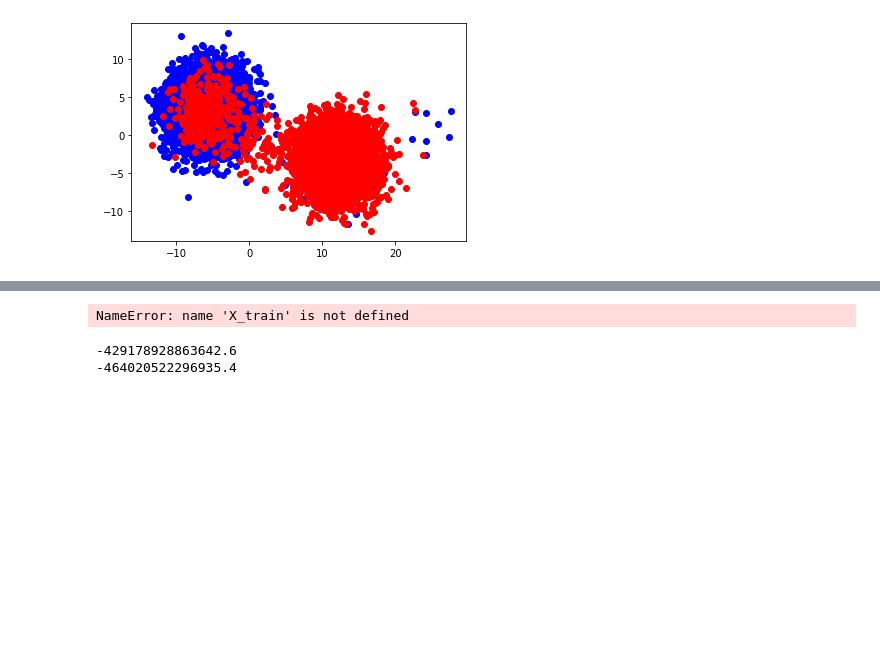
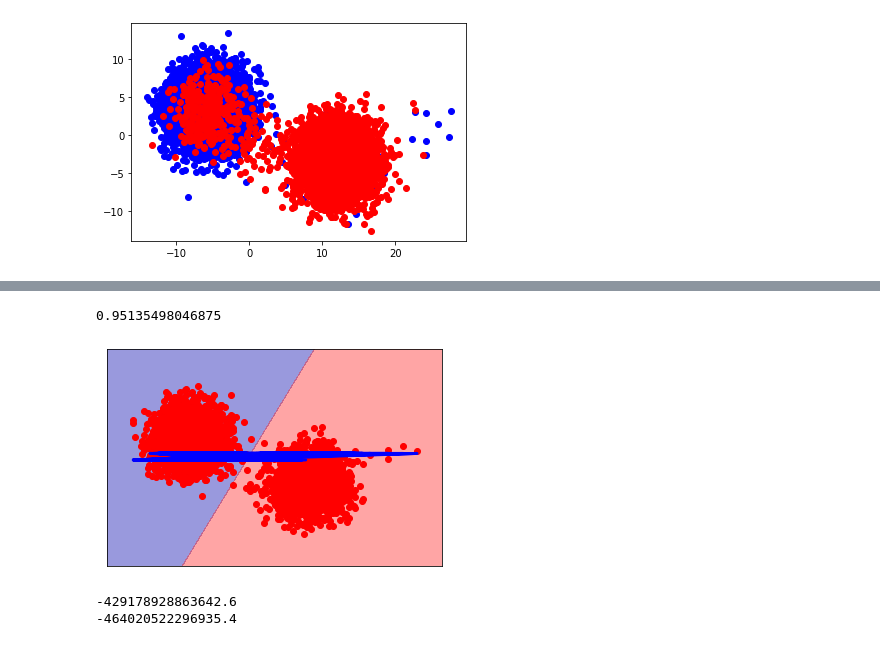
Before and after one commit to Raijeku/PI2, a Jupyter notebook: classification_tests.ipynb, the cells around one changed output, grey strips where cells are left out. Drawn from its saved outputs; the diff is of its cells as text; code cells hidden in the pictures; blank space fills up the shorter version.

```diff
--- a/classification_tests.ipynb
+++ b/classification_tests.ipynb
@@ -73,14 +71,16 @@ mglearn.discrete_scatter(X_train[:,0],X_train[:,1],y_train)
 # %%
 from sklearn.linear_model import LogisticRegression
 lr = LogisticRegression()
 lr.fit(X_train,y_train)
 y_pred = lr.predict(X_test)
 print(lr.score(X,y))
+mglearn.plots.plot_2d_separator(lr,X_train,fill=True,alpha=.4)
 plt.scatter(X_test[:,0], X_test[:,1], color='red')
 plt.plot(X_test, y_pred, color='blue', linewidth=3)
 plt.show()
 # %% [output]
-NameError: name 'X_train' is not defined
+0.95135498046875
+[figure, added]
 # %%
 h=.02
 x_min, x_max = X[:, 0].min() - 1, X[:, 0].max() + 1
```
Also changed, not shown: parts of 3 cells of this notebook.
